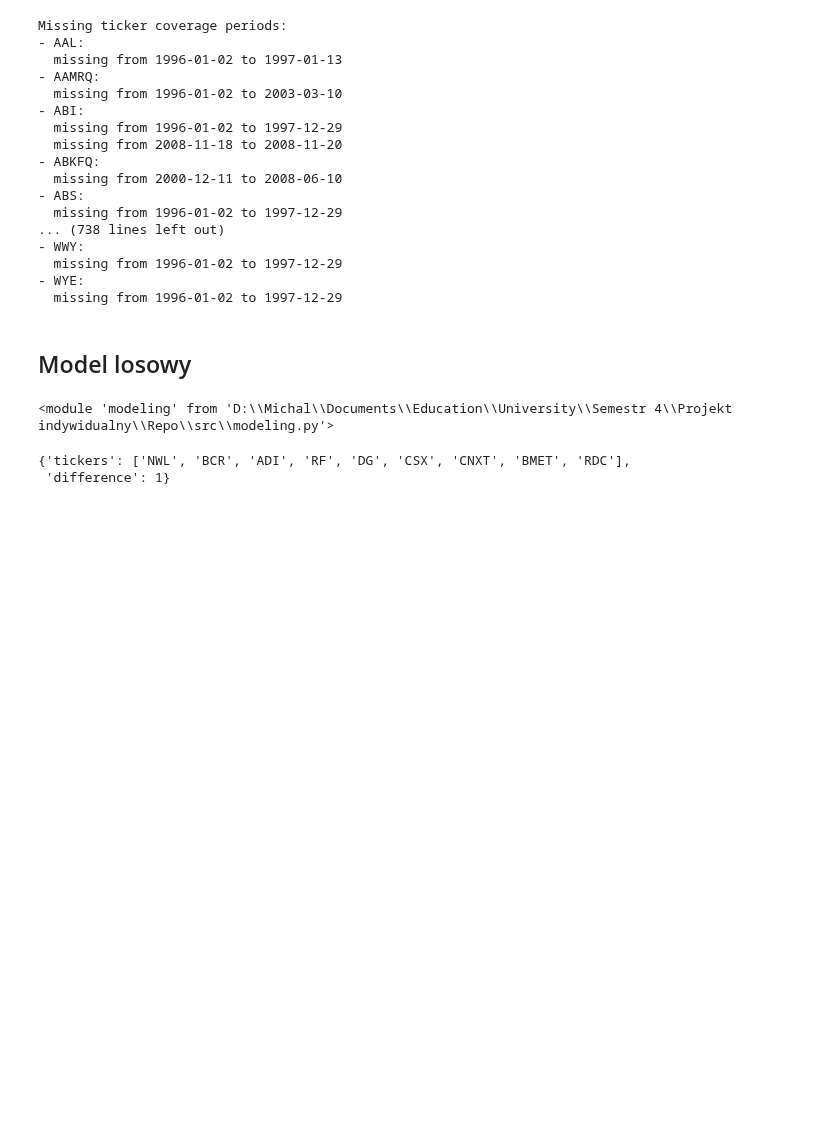
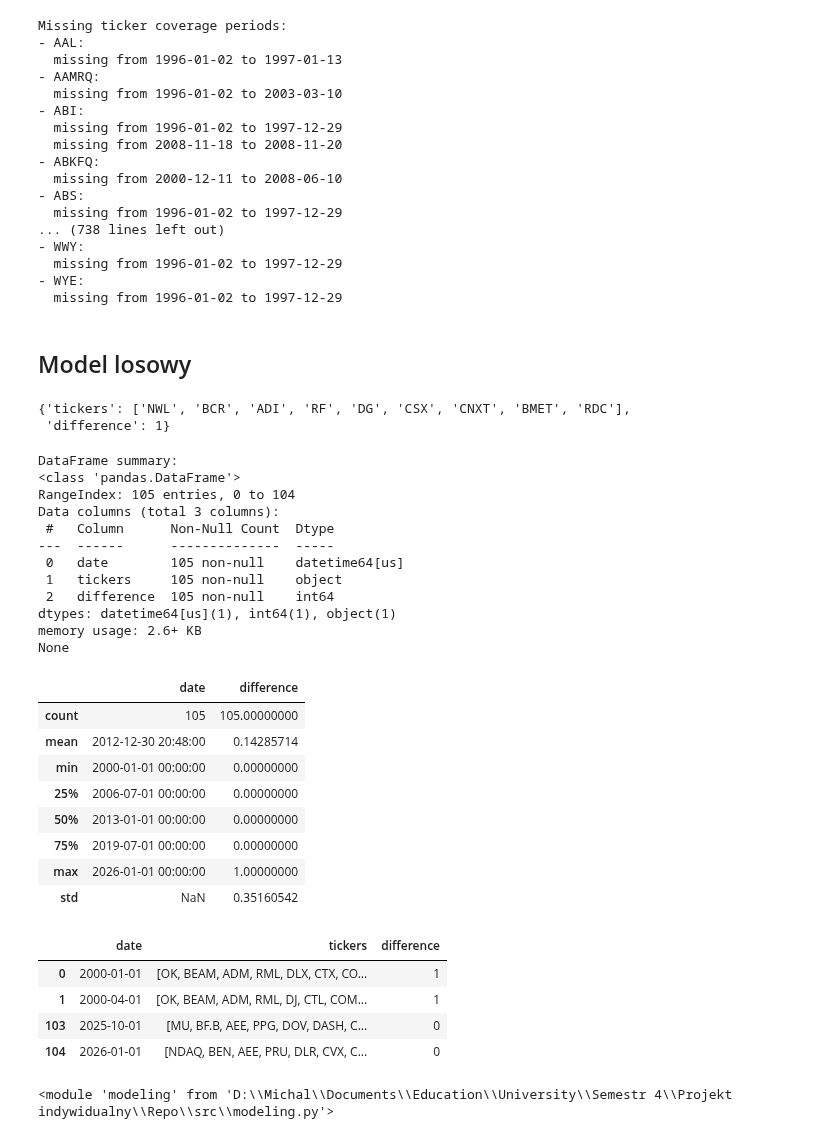
Before and after one commit to MichaelL200/data-driven-stock-portfolio-selection, a Jupyter notebook: notebooks/4_modeling.ipynb, the cells around one changed output. Cells and saved outputs as stored; diff of their text form; code cells hidden in the pictures; blank space fills up the shorter version.

```diff
--- a/notebooks/4_modeling.ipynb
+++ b/notebooks/4_modeling.ipynb
@@ -33,11 +35,6 @@ Missing ticker coverage periods:
   missing from 1996-01-02 to 1997-12-29
 # %% [markdown]
 ## Model losowy
-# %%
-import importlib
-importlib.reload(modeling)
-# %% [output]
-<module 'modeling' from 'D:\\Michal\\Documents\\Education\\University\\Semestr 4\\Projekt indywidualny\\Repo\\src\\modeling.py'>
 # %%
 modeling.select_random(sp500_components, n=10, coverage=coverage, date="2001-01-01")
 # %% [output]
@@ -46,8 +43,41 @@ modeling.select_random(sp500_components, n=10, coverage=coverage, date="2001-01-
 # %%
 selected_components = modeling.select_random_periodic(
     components=sp500_components,
     n=10,
     start_date="2000-01-01",
-    frequency="yearly",
+    frequency="quarterly",
     coverage=coverage
 )
+plots.summarize_df(selected_components)
+# %% [output]
+DataFrame summary:
+<class 'pandas.DataFrame'>
+RangeIndex: 105 entries, 0 to 104
+Data columns (total 3 columns):
+ #   Column      Non-Null Count  Dtype
+---  ------      --------------  -----
+ 0   date        105 non-null    datetime64[us]
+ 1   tickers     105 non-null    object
+ 2   difference  105 non-null    int64
+dtypes: datetime64[us](1), int64(1), object(1)
+memory usage: 2.6+ KB
+None
+|  | date | difference |
+| count | 105 | 105.00000000 |
+| mean | 2012-12-30 20:48:00 | 0.14285714 |
+| min | 2000-01-01 00:00:00 | 0.00000000 |
+| 25% | 2006-07-01 00:00:00 | 0.00000000 |
+| 50% | 2013-01-01 00:00:00 | 0.00000000 |
+| 75% | 2019-07-01 00:00:00 | 0.00000000 |
+| max | 2026-01-01 00:00:00 | 1.00000000 |
+| std | NaN | 0.35160542 |
+|  | date | tickers | difference |
+| 0 | 2000-01-01 | [OK, BEAM, ADM, RML, DLX, CTX, CO... | 1 |
+| 1 | 2000-04-01 | [OK, BEAM, ADM, RML, DJ, CTL, COM... | 1 |
+| 103 | 2025-10-01 | [MU, BF.B, AEE, PPG, DOV, DASH, C... | 0 |
+| 104 | 2026-01-01 | [NDAQ, BEN, AEE, PRU, DLR, CVX, C... | 0 |
+# %%
+import importlib
+importlib.reload(modeling)
+# %% [output]
+<module 'modeling' from 'D:\\Michal\\Documents\\Education\\University\\Semestr 4\\Projekt indywidualny\\Repo\\src\\modeling.py'>
```
Also changed, not shown: parts of 2 cells of this notebook, 1 other file.
